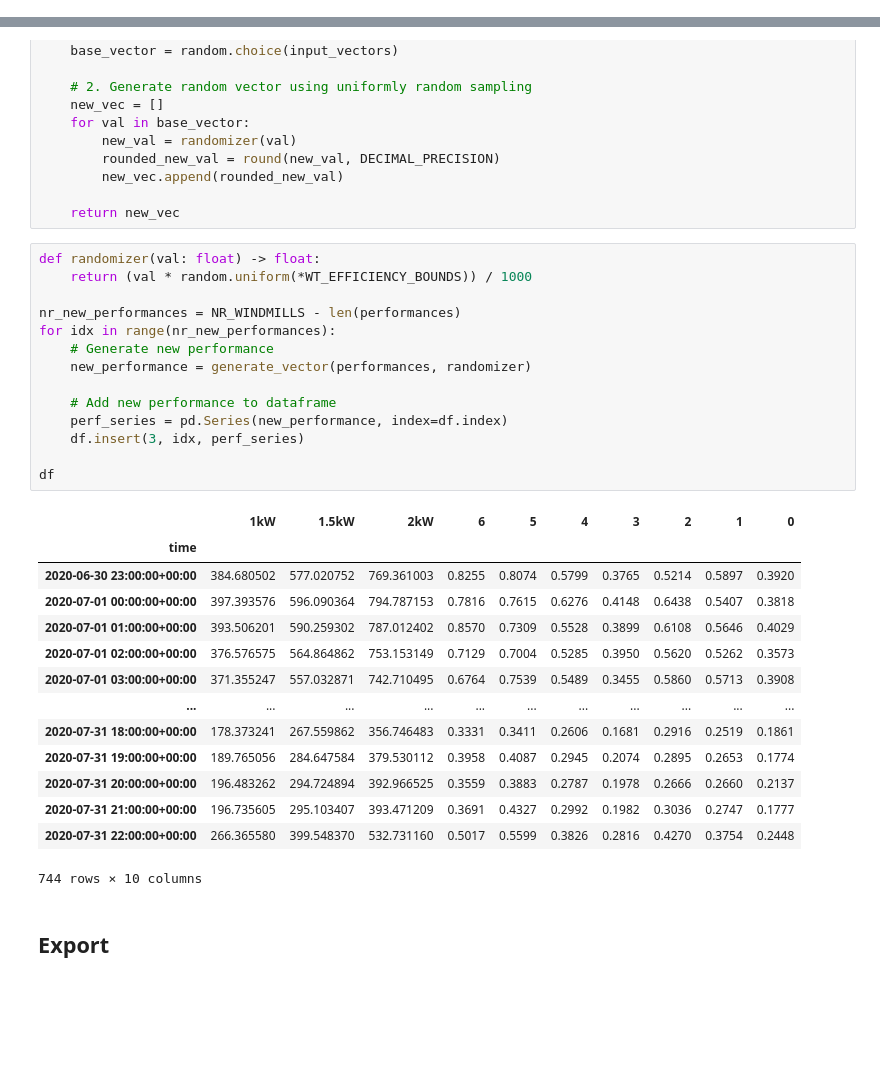
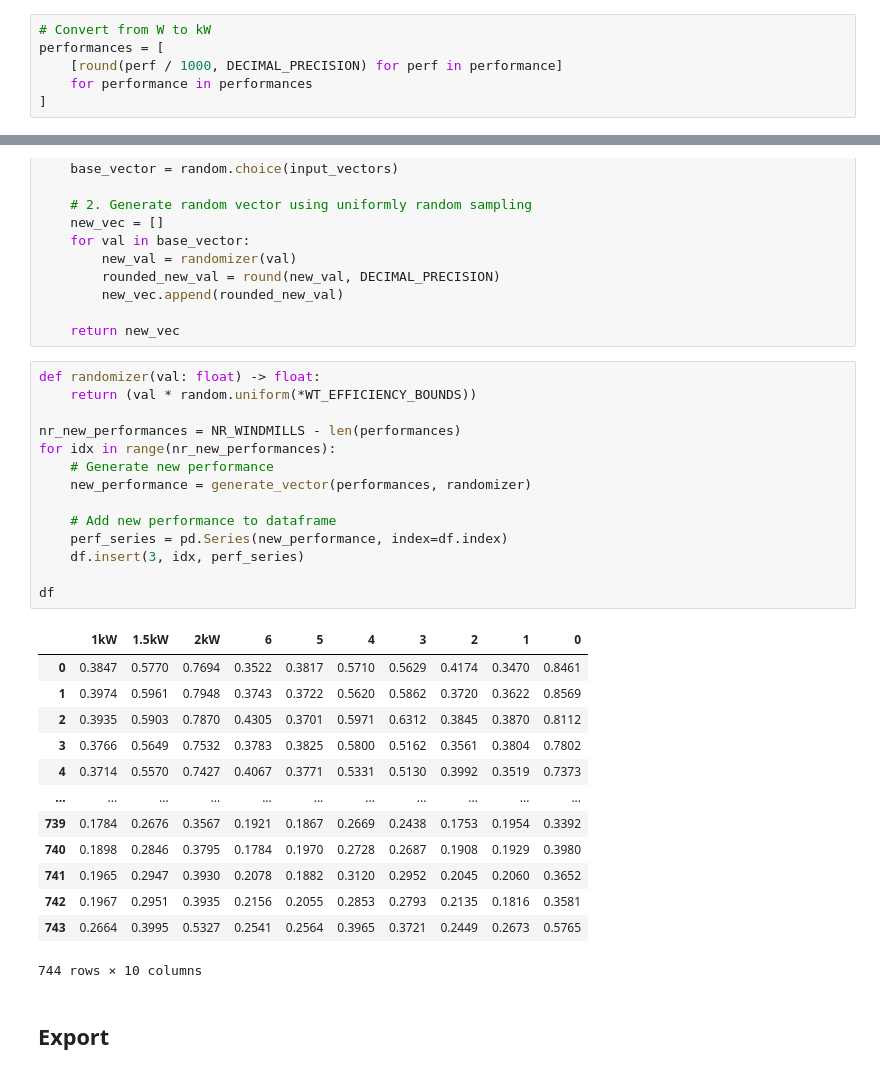
Before and after one commit to erik-3milabs/private-billings-data-generation, a Jupyter notebook: wind/wind.ipynb, the cells around one changed output, grey strips where cells are left out. Saved outputs shown, nothing was run; the diff lists cells and outputs as text; blank space fills up the shorter version.

Commit message:
Convert W to kW in windpower generation

```diff
--- a/wind/wind.ipynb
+++ b/wind/wind.ipynb
@@ -216,6 +217,12 @@ for performance in performances:
     plt.ylabel('Power (W)')
 # %% [output]
 [figure]
+# %%
+# Convert from W to kW
+performances = [
+    [round(perf / 1000, DECIMAL_PRECISION) for perf in performance]
+    for performance in performances
+]
 # %%
 # Convert to pandas dataframe
 df = pd.DataFrame(performances).T
@@ -277,32 +282,31 @@ def generate_vector(
     return new_vec
 # %%
 def randomizer(val: float) -> float:
-    return (val * random.uniform(*WT_EFFICIENCY_BOUNDS)) / 1000
+    return (val * random.uniform(*WT_EFFICIENCY_BOUNDS))
 
 nr_new_performances = NR_WINDMILLS - len(performances)
 for idx in range(nr_new_performances):
     # Generate new performance
     new_performance = generate_vector(performances, randomizer)
 
     # Add new performance to dataframe
     perf_series = pd.Series(new_performance, index=df.index)
     df.insert(3, idx, perf_series)
 
 df
 # %% [output]
 |  | 1kW | 1.5kW | 2kW | 6 | 5 | 4 | 3 | 2 | 1 | 0 |
-| time |  |  |  |  |  |  |  |  |  |  |
-| 2020-06-30 23:00:00+00:00 | 384.680502 | 577.020752 | 769.361003 | 0.8255 | 0.8074 | 0.5799 | 0.3765 | 0.5214 | 0.5897 | 0.3920 |
-| 2020-07-01 00:00:00+00:00 | 397.393576 | 596.090364 | 794.787153 | 0.7816 | 0.7615 | 0.6276 | 0.4148 | 0.6438 | 0.5407 | 0.3818 |
-| 2020-07-01 01:00:00+00:00 | 393.506201 | 590.259302 | 787.012402 | 0.8570 | 0.7309 | 0.5528 | 0.3899 | 0.6108 | 0.5646 | 0.4029 |
-| 2020-07-01 02:00:00+00:00 | 376.576575 | 564.864862 | 753.153149 | 0.7129 | 0.7004 | 0.5285 | 0.3950 | 0.5620 | 0.5262 | 0.3573 |
-| 2020-07-01 03:00:00+00:00 | 371.355247 | 557.032871 | 742.710495 | 0.6764 | 0.7539 | 0.5489 | 0.3455 | 0.5860 | 0.5713 | 0.3908 |
+| 0 | 0.3847 | 0.5770 | 0.7694 | 0.3522 | 0.3817 | 0.5710 | 0.5629 | 0.4174 | 0.3470 | 0.8461 |
+| 1 | 0.3974 | 0.5961 | 0.7948 | 0.3743 | 0.3722 | 0.5620 | 0.5862 | 0.3720 | 0.3622 | 0.8569 |
+| 2 | 0.3935 | 0.5903 | 0.7870 | 0.4305 | 0.3701 | 0.5971 | 0.6312 | 0.3845 | 0.3870 | 0.8112 |
+| 3 | 0.3766 | 0.5649 | 0.7532 | 0.3783 | 0.3825 | 0.5800 | 0.5162 | 0.3561 | 0.3804 | 0.7802 |
+| 4 | 0.3714 | 0.5570 | 0.7427 | 0.4067 | 0.3771 | 0.5331 | 0.5130 | 0.3992 | 0.3519 | 0.7373 |
 | ... | ... | ... | ... | ... | ... | ... | ... | ... | ... | ... |
-| 2020-07-31 18:00:00+00:00 | 178.373241 | 267.559862 | 356.746483 | 0.3331 | 0.3411 | 0.2606 | 0.1681 | 0.2916 | 0.2519 | 0.1861 |
-| 2020-07-31 19:00:00+00:00 | 189.765056 | 284.647584 | 379.530112 | 0.3958 | 0.4087 | 0.2945 | 0.2074 | 0.2895 | 0.2653 | 0.1774 |
-| 2020-07-31 20:00:00+00:00 | 196.483262 | 294.724894 | 392.966525 | 0.3559 | 0.3883 | 0.2787 | 0.1978 | 0.2666 | 0.2660 | 0.2137 |
-| 2020-07-31 21:00:00+00:00 | 196.735605 | 295.103407 | 393.471209 | 0.3691 | 0.4327 | 0.2992 | 0.1982 | 0.3036 | 0.2747 | 0.1777 |
-| 2020-07-31 22:00:00+00:00 | 266.365580 | 399.548370 | 532.731160 | 0.5017 | 0.5599 | 0.3826 | 0.2816 | 0.4270 | 0.3754 | 0.2448 |
+| 739 | 0.1784 | 0.2676 | 0.3567 | 0.1921 | 0.1867 | 0.2669 | 0.2438 | 0.1753 | 0.1954 | 0.3392 |
+| 740 | 0.1898 | 0.2846 | 0.3795 | 0.1784 | 0.1970 | 0.2728 | 0.2687 | 0.1908 | 0.1929 | 0.3980 |
+| 741 | 0.1965 | 0.2947 | 0.3930 | 0.2078 | 0.1882 | 0.3120 | 0.2952 | 0.2045 | 0.2060 | 0.3652 |
+| 742 | 0.1967 | 0.2951 | 0.3935 | 0.2156 | 0.2055 | 0.2853 | 0.2793 | 0.2135 | 0.1816 | 0.3581 |
+| 743 | 0.2664 | 0.3995 | 0.5327 | 0.2541 | 0.2564 | 0.3965 | 0.3721 | 0.2449 | 0.2673 | 0.5765 |
 744 rows × 10 columns
 # %% [markdown]
 ## Export
```
Also changed, not shown: parts of 3 cells of this notebook, 3 other files.
